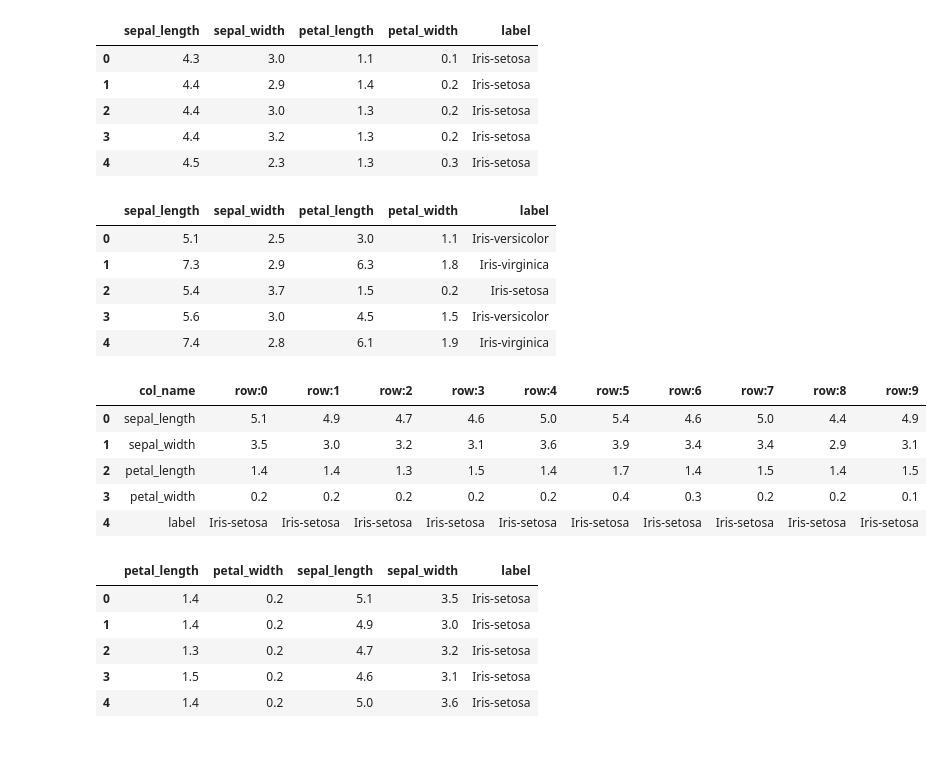
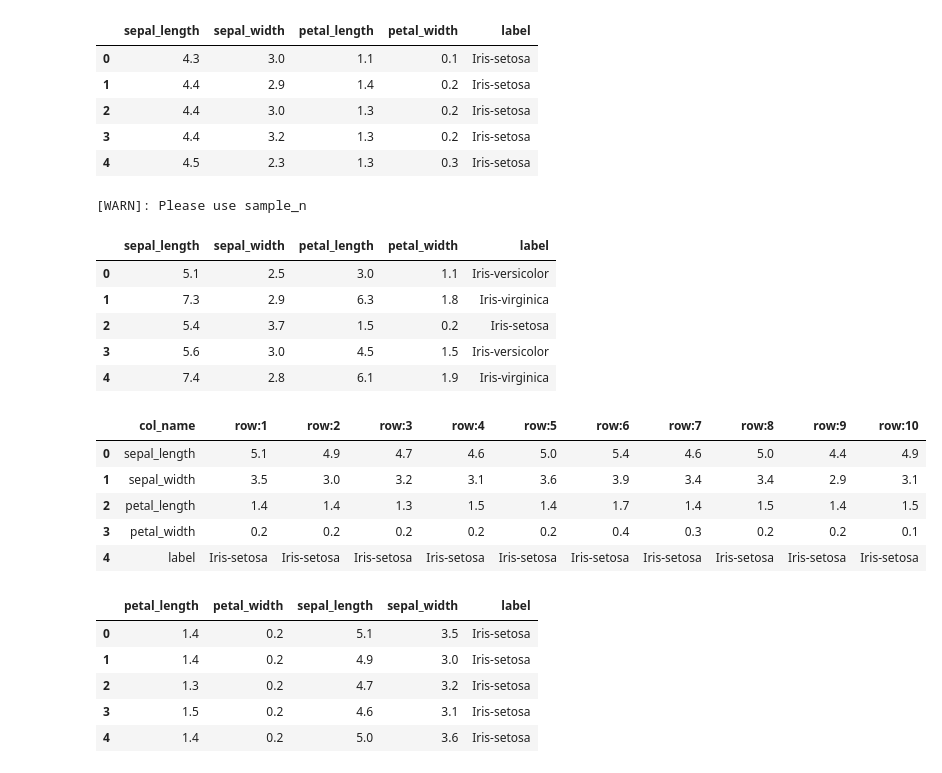
Before and after one commit to CrowdStrike/omigo-data-analytics, a Jupyter notebook: example-notebooks/basic_example.ipynb, the cells around one changed output. Saved outputs shown, nothing was run; the diff lists cells and outputs as text; code cells hidden in the pictures.

```diff
--- a/example-notebooks/basic_example.ipynb
+++ b/example-notebooks/basic_example.ipynb
@@ -4,10 +4,10 @@ from tsv_data_analytics import funclib
 # %%
 # read data. this is the famouse iris dataset
 # the read() method should be used in general that takes tsv or gz compressed tsv
-# x = tsvutils.read("/path/to/tsv-file.tsv.gz")
+# x = tsv.read("/path/to/tsv-file.tsv.gz")
 # or
-# x = tsvutils.read("s3://bucket/path/to/tsv-file.tsv.gz")
-x = tsvutils.read_url("https://github.com/CrowdStrike/tsv-data-analytics/raw/main/data/iris.tsv")
+# x = tsv.read("s3://bucket/path/to/tsv-file.tsv.gz")
+x = tsv.read("https://github.com/CrowdStrike/tsv-data-analytics/raw/main/data/iris.tsv")
 # %%
 print(x.num_rows())
 # %% [output]
@@ -98,8 +98,9 @@ y \
 # lot of helper apis to do sampling. sample_rows takes 'n' rows randomly from the data
 y \
     .sample_rows(5) \
-    .export_to_df()
+    .to_df()
 # %% [output]
+[WARN]: Please use sample_n
 |  | sepal_length | sepal_width | petal_length | petal_width | label |
 | 0 | 5.1 | 2.5 | 3.0 | 1.1 | Iris-versicolor |
 | 1 | 7.3 | 2.9 | 6.3 | 1.8 | Iris-virginica |
@@ -109,10 +110,10 @@ y \
 # %%
 # transpose method is helpful for viewing wide datasets having lots of columns
 y \
     .transpose(10) \
-    .export_to_df()
+    .to_df()
 # %% [output]
-|  | col_name | row:0 | row:1 | row:2 | row:3 | row:4 | row:5 | row:6 | row:7 | row:8 | row:9 |
+|  | col_name | row:1 | row:2 | row:3 | row:4 | row:5 | row:6 | row:7 | row:8 | row:9 | row:10 |
 | 0 | sepal_length | 5.1 | 4.9 | 4.7 | 4.6 | 5.0 | 5.4 | 4.6 | 5.0 | 4.4 | 4.9 |
 | 1 | sepal_width | 3.5 | 3.0 | 3.2 | 3.1 | 3.6 | 3.9 | 3.4 | 3.4 | 2.9 | 3.1 |
 | 2 | petal_length | 1.4 | 1.4 | 1.3 | 1.5 | 1.4 | 1.7 | 1.4 | 1.5 | 1.4 | 1.5 |
```
Also changed, not shown: parts of 10 cells of this notebook, 4 other files.
